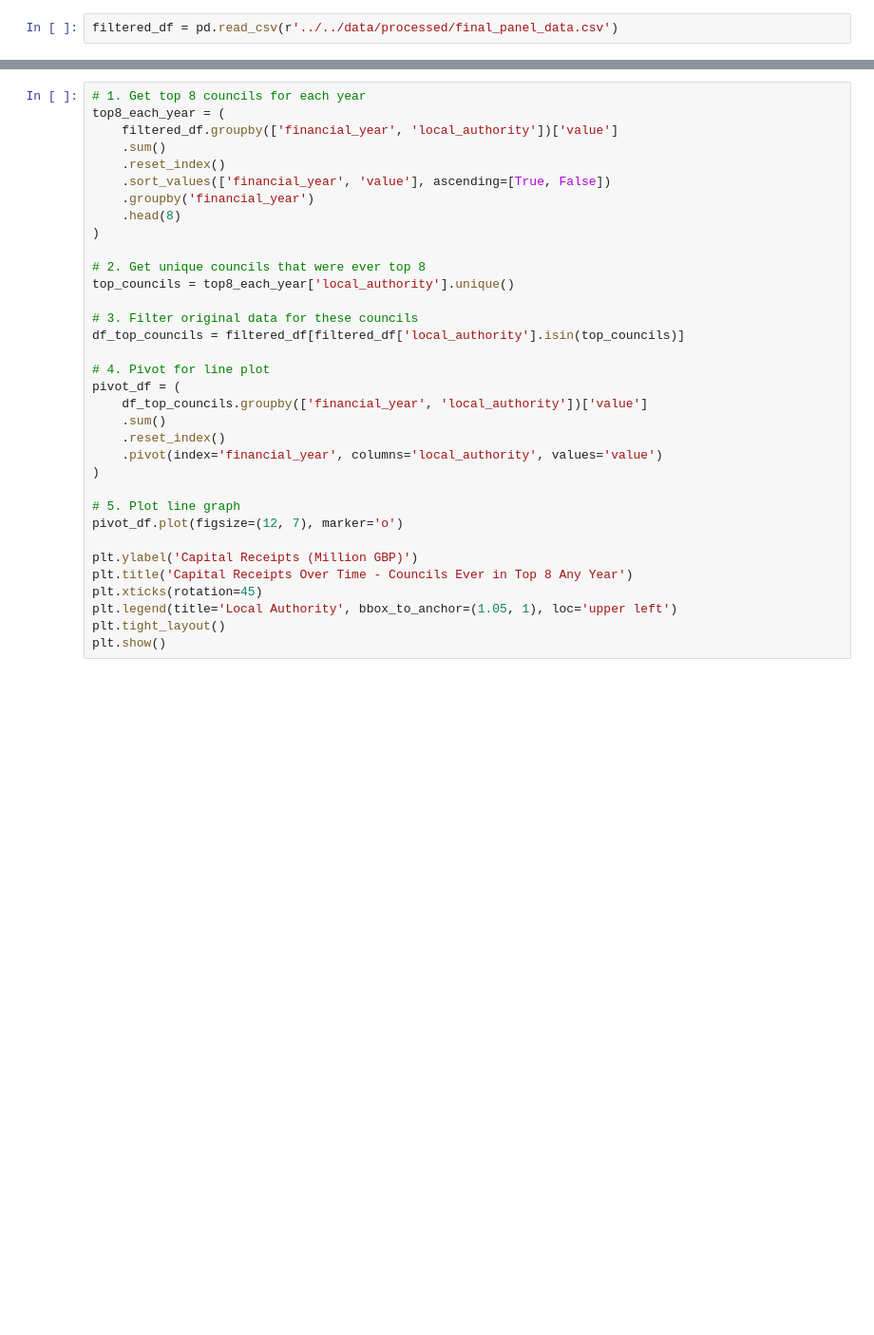
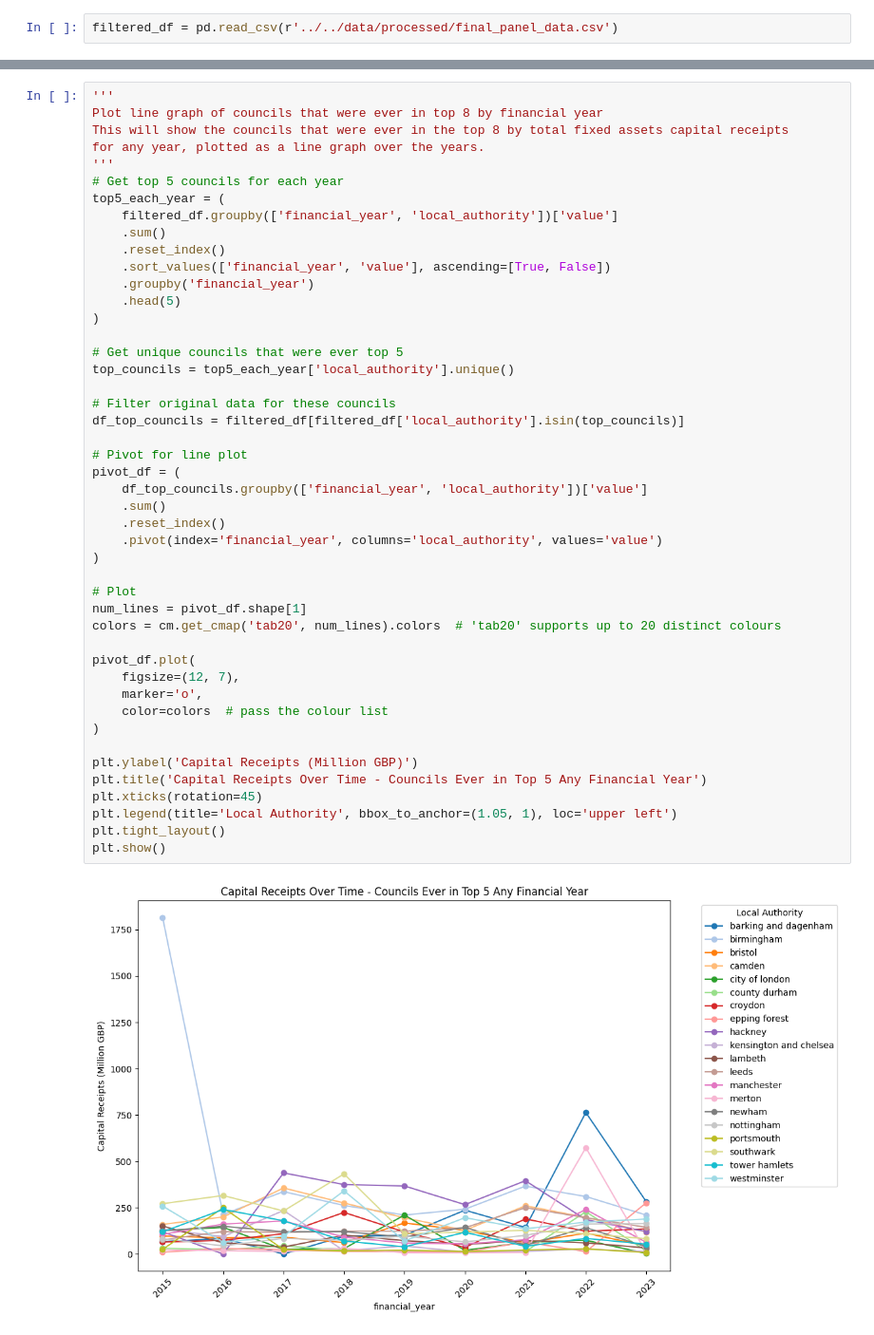
Before and after one commit to crystalyu917/The-Impact-of-Local-Council-Asset-Sales-on-Charity-Survival-in-England, a Jupyter notebook: src/analysis/receipt.ipynb, the cells around one changed output, grey strips where cells are left out. Shown at 95% size. Cells and saved outputs as stored; diff of their text form; blank space fills up the shorter version.

```diff
--- a/src/analysis/receipt.ipynb
+++ b/src/analysis/receipt.ipynb
@@ -47,34 +62,48 @@ plt.show()
 # %%
-# 1. Get top 8 councils for each year
-top8_each_year = (
+'''
+Plot line graph of councils that were ever in top 8 by financial year
+This will show the councils that were ever in the top 8 by total fixed assets capital receipts
+for any year, plotted as a line graph over the years.
+'''
+# Get top 5 councils for each year
+top5_each_year = (
     filtered_df.groupby(['financial_year', 'local_authority'])['value']
     .sum()
     .reset_index()
     .sort_values(['financial_year', 'value'], ascending=[True, False])
     .groupby('financial_year')
-    .head(8)
+    .head(5)
 )
 
-# 2. Get unique councils that were ever top 8
-top_councils = top8_each_year['local_authority'].unique()
+# Get unique councils that were ever top 5
+top_councils = top5_each_year['local_authority'].unique()
 
-# 3. Filter original data for these councils
+# Filter original data for these councils
 df_top_councils = filtered_df[filtered_df['local_authority'].isin(top_councils)]
 
-# 4. Pivot for line plot
+# Pivot for line plot
 pivot_df = (
     df_top_councils.groupby(['financial_year', 'local_authority'])['value']
     .sum()
     .reset_index()
     .pivot(index='financial_year', columns='local_authority', values='value')
 )
 
-# 5. Plot line graph
-pivot_df.plot(figsize=(12, 7), marker='o')
+# Plot
+num_lines = pivot_df.shape[1]
+colors = cm.get_cmap('tab20', num_lines).colors  # 'tab20' supports up to 20 distinct colours
+
+pivot_df.plot(
+    figsize=(12, 7),
+    marker='o',
+    color=colors  # pass the colour list
+)
 
 plt.ylabel('Capital Receipts (Million GBP)')
-plt.title('Capital Receipts Over Time - Councils Ever in Top 8 Any Year')
+plt.title('Capital Receipts Over Time - Councils Ever in Top 5 Any Financial Year')
 plt.xticks(rotation=45)
 plt.legend(title='Local Authority', bbox_to_anchor=(1.05, 1), loc='upper left')
 plt.tight_layout()
 plt.show()
+# %% [output]
+[figure, added]
```
Also changed, not shown: parts of 3 cells of this notebook, 1 other file.
